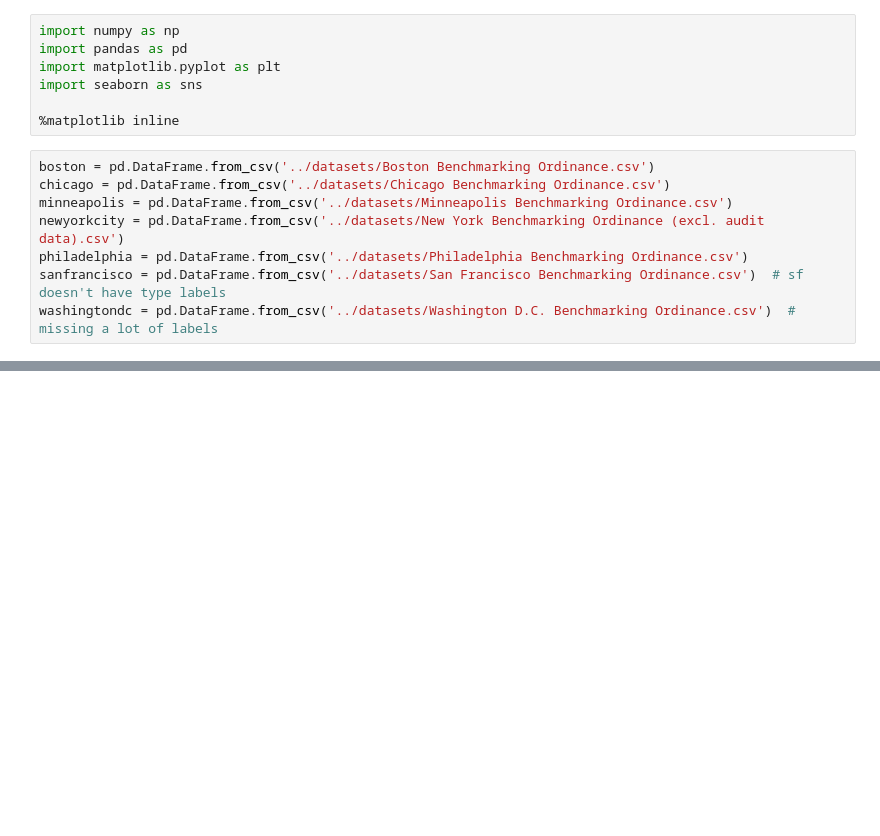
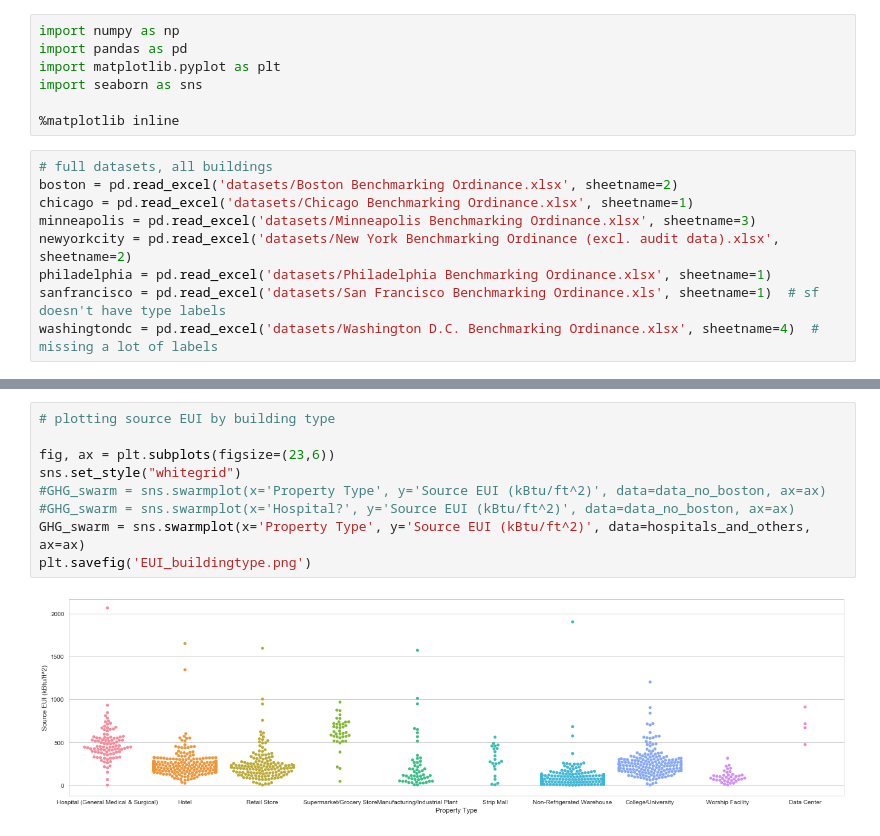
Before and after one commit to RyanMasson/hospital-energy-efficiency, a Jupyter notebook: hospitals_by_city.ipynb, the cells around one changed output, grey strips where cells are left out. Drawn from its saved outputs; the diff is of its cells as text; blank space fills up the shorter version.

Commit message:
built building type datasets to plot with EUI

```diff
--- a/hospitals_by_city.ipynb
+++ b/hospitals_by_city.ipynb
@@ -6,11 +6,12 @@ import seaborn as sns
 
 %matplotlib inline
 # %%
-boston = pd.DataFrame.from_csv('../datasets/Boston Benchmarking Ordinance.csv')
-chicago = pd.DataFrame.from_csv('../datasets/Chicago Benchmarking Ordinance.csv')
-minneapolis = pd.DataFrame.from_csv('../datasets/Minneapolis Benchmarking Ordinance.csv')
-newyorkcity = pd.DataFrame.from_csv('../datasets/New York Benchmarking Ordinance (excl. audit data).csv')
-philadelphia = pd.DataFrame.from_csv('../datasets/Philadelphia Benchmarking Ordinance.csv')
-sanfrancisco = pd.DataFrame.from_csv('../datasets/San Francisco Benchmarking Ordinance.csv')  # sf doesn't have type labels
-washingtondc = pd.DataFrame.from_csv('../datasets/Washington D.C. Benchmarking Ordinance.csv')  # missing a lot of labels
+# full datasets, all buildings
+boston = pd.read_excel('datasets/Boston Benchmarking Ordinance.xlsx', sheetname=2)
+chicago = pd.read_excel('datasets/Chicago Benchmarking Ordinance.xlsx', sheetname=1)
+minneapolis = pd.read_excel('datasets/Minneapolis Benchmarking Ordinance.xlsx', sheetname=3)
+newyorkcity = pd.read_excel('datasets/New York Benchmarking Ordinance (excl. audit data).xlsx', sheetname=2)
+philadelphia = pd.read_excel('datasets/Philadelphia Benchmarking Ordinance.xlsx', sheetname=1)
+sanfrancisco = pd.read_excel('datasets/San Francisco Benchmarking Ordinance.xls', sheetname=1)  # sf doesn't have type labels
+washingtondc = pd.read_excel('datasets/Washington D.C. Benchmarking Ordinance.xlsx', sheetname=4)  # missing a lot of labels
 # %%
@@ -61,0 +76,11 @@ nyc
+# %%
+# plotting source EUI by building type
+
+fig, ax = plt.subplots(figsize=(23,6))
+sns.set_style("whitegrid")
+#GHG_swarm = sns.swarmplot(x='Property Type', y='Source EUI (kBtu/ft^2)', data=data_no_boston, ax=ax)
+#GHG_swarm = sns.swarmplot(x='Hospital?', y='Source EUI (kBtu/ft^2)', data=data_no_boston, ax=ax)
+GHG_swarm = sns.swarmplot(x='Property Type', y='Source EUI (kBtu/ft^2)', data=hospitals_and_others, ax=ax)
+plt.savefig('EUI_buildingtype.png')
+# %% [output]
+[figure, added]
```
Also changed, not shown: parts of 7 cells of this notebook.
